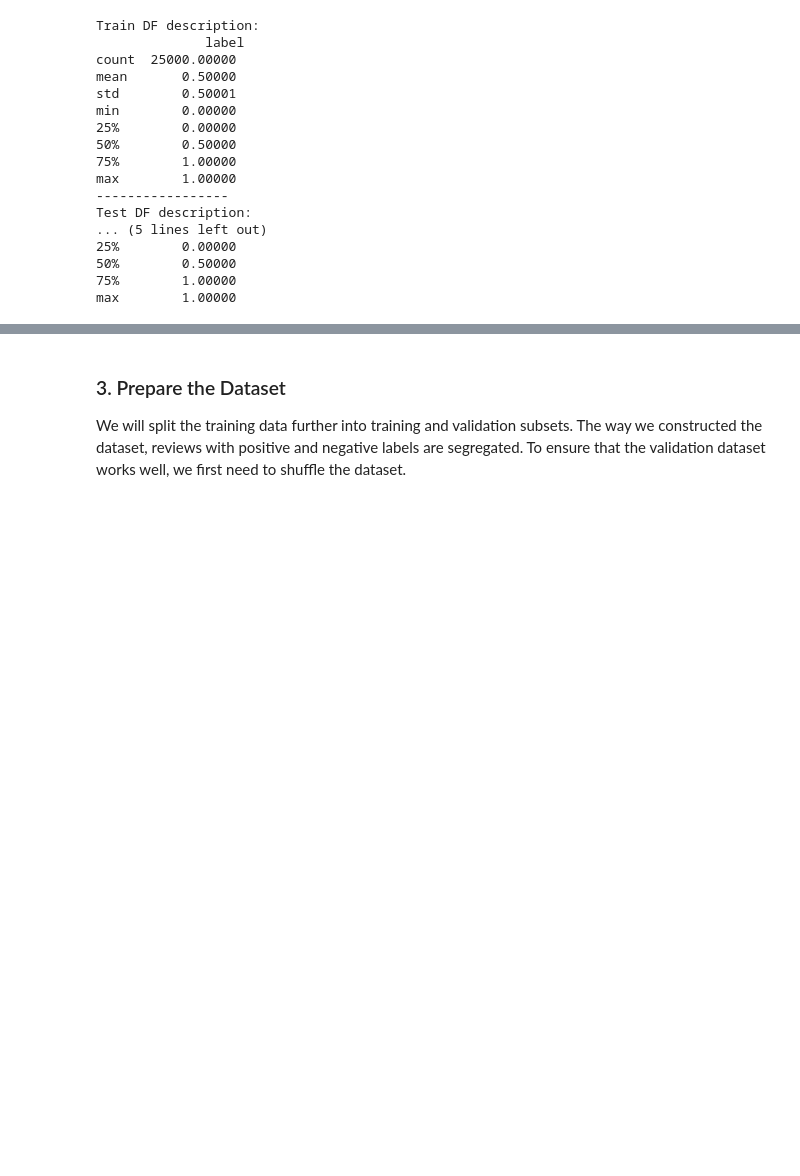
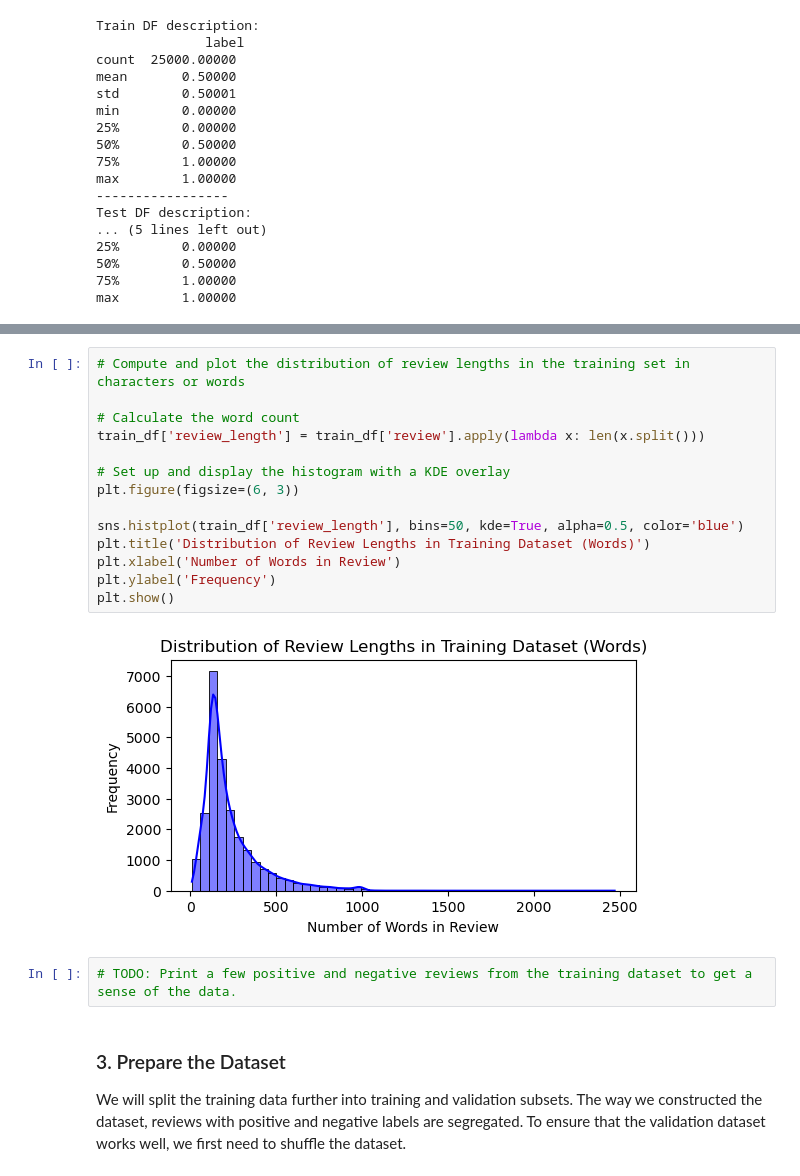
Before and after one commit to ashleydonohoe/SentimentScope_Starter, a Jupyter notebook: SentimentScope_starter.ipynb, the cells around one changed output, grey strips where cells are left out. Saved outputs shown, nothing was run; the diff lists cells and outputs as text; blank space fills up the shorter version.

```diff
--- a/SentimentScope_starter.ipynb
+++ b/SentimentScope_starter.ipynb
@@ -244,3 +266,21 @@ max        1.00000
+# %%
+# Compute and plot the distribution of review lengths in the training set in characters or words
+
+# Calculate the word count
+train_df['review_length'] = train_df['review'].apply(lambda x: len(x.split()))
+
+# Set up and display the histogram with a KDE overlay
+plt.figure(figsize=(6, 3))
+
+sns.histplot(train_df['review_length'], bins=50, kde=True, alpha=0.5, color='blue')
+plt.title('Distribution of Review Lengths in Training Dataset (Words)')
+plt.xlabel('Number of Words in Review')
+plt.ylabel('Frequency')
+plt.show()
+# %% [output]
+[figure, added]
+# %%
+# TODO: Print a few positive and negative reviews from the training dataset to get a sense of the data.
 # %% [markdown]
 ### 3. Prepare the Dataset
 We will split the training data further into training and validation subsets. The way we constructed the dataset, reviews with positive and negative labels are segregated. To ensure that the validation dataset works well, we first need to shuffle the dataset.
```
Also changed, not shown: parts of 1 cell of this notebook.
